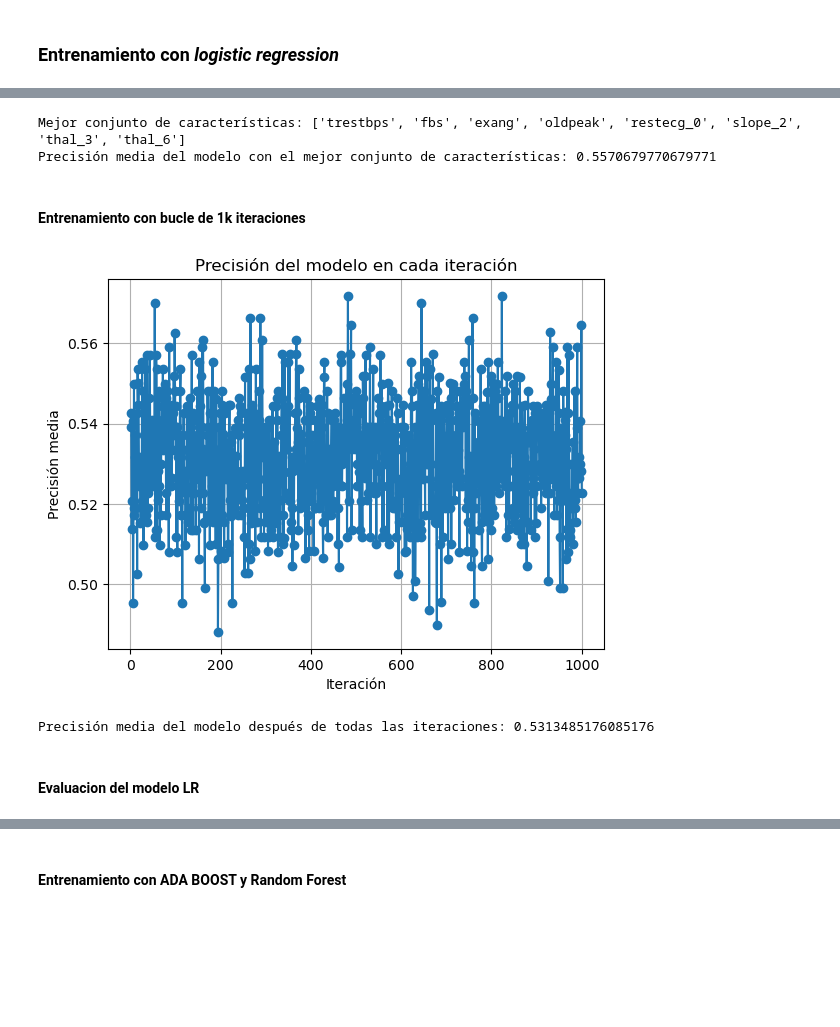
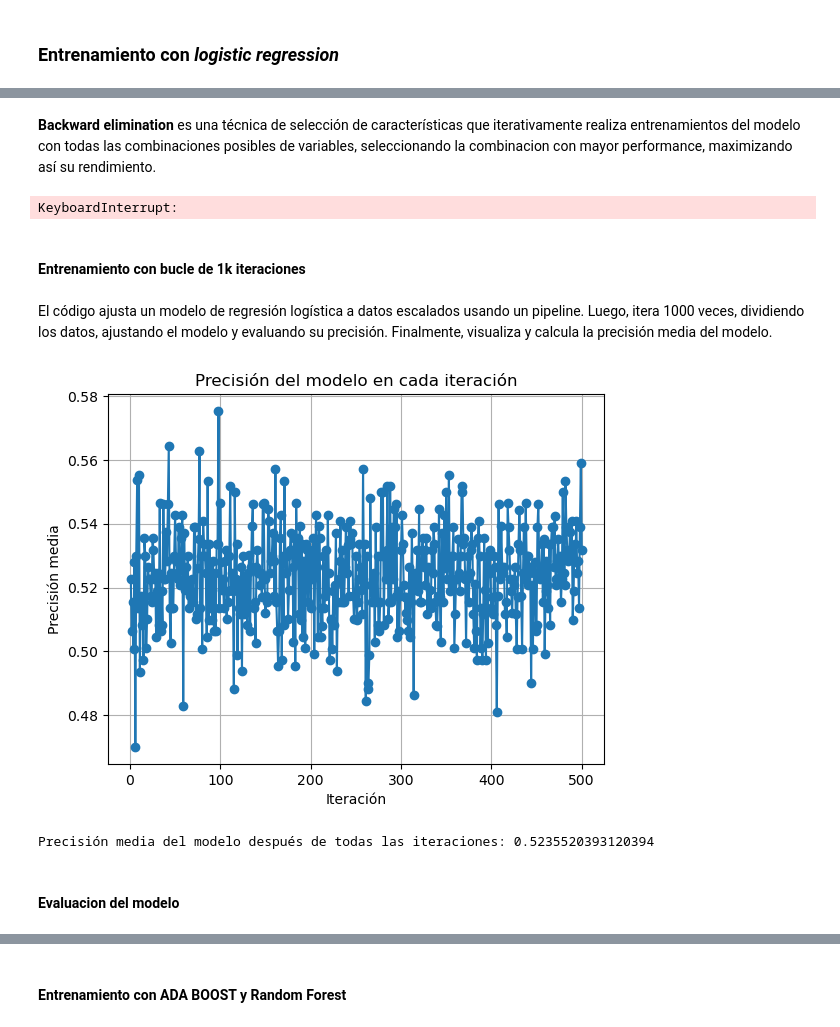
Before and after one commit to cmarty02/DATACADABRA_DataProject_3, a Jupyter notebook: data_raw/Data_Project_3_Cris.ipynb, the cells around one changed output, grey strips where cells are left out. Drawn from its saved outputs; the diff is of its cells as text; code cells hidden in the pictures; blank space fills up the shorter version.

```diff
--- a/data_raw/Data_Project_3_Cris.ipynb
+++ b/data_raw/Data_Project_3_Cris.ipynb
@@ -637,16 +621,16 @@ train_copy_b['oldpeak']
 688    0.0
 Name: oldpeak, Length: 689, dtype: float64
 # %%
-# Step 1: Group by 'cp' and 'restecg' and get the mode of 'slope'
-mode_slope_by_cp_restecg = train_copy_b.groupby(['age', 'restecg'])['slope'].apply(lambda x: x.mode().iloc[0] if not x.mode().empty else np.nan)
+# Step 1: Group by 'fbs' and 'restecg' and get the mode of 'slope'
+mode_slope_by_fbs_restecg = train_copy_b.groupby(['fbs', 'restecg'])['slope'].apply(lambda x: x.mode().iloc[0] if not x.mode().empty else np.nan)
 
-# Step 2: Fill in missing values in 'slope' based on the mode for the corresponding 'cp' and 'restecg' combination
+# Step 2: Fill in missing values in 'slope' based on the mode for the corresponding 'fbs' and 'restecg' combination
 def fill_missing_slope(row):
     if pd.isnull(row['slope']):
-        age = row['age']
+        fbs = row['fbs']
         restecg = row['restecg']
-        if (age, restecg) in mode_slope_by_cp_restecg:
-            return mode_slope_by_cp_restecg[(age, restecg)]
+        if (fbs, restecg) in mode_slope_by_fbs_restecg:
+            return mode_slope_by_fbs_restecg[(fbs, restecg)]
     return row['slope']
 
 train_copy_b['slope'] = train_copy_b.apply(fill_missing_slope, axis=1)
@@ -656,4 +640,5 @@ print(train_copy_b['slope'].median())
 
 
 train_copy_b['slope']
+mode_slope_by_fbs_restecg
 # %% [output]
@@ -674,13 +655,14 @@ Name: slope, Length: 689, dtype: float64
 # %%
-# Step 1: Calculate the mode 'ca' for each age
-mode_ca_by_age = train_copy_b.groupby('restecg')['ca'].median()
+# Step 1: Calculate the mode 'ca' for each combination of cp and restecg
+mode_ca_by_cp_restecg = train_copy_b.groupby(['cp', 'restecg'])['ca'].median()
 
-# Step 2: Fill in the missing values in the 'ca' column with the corresponding mode value based on age
+# Step 2: Fill in the missing values in the 'ca' column with the corresponding mode value based on cp and restecg
 def fill_missing_ca(row):
     if pd.isnull(row['ca']):
+        cp = row['cp']
         restecg = row['restecg']
-        if restecg in mode_ca_by_age:
-            return mode_ca_by_age[restecg]
+        if (cp, restecg) in mode_ca_by_cp_restecg:
+            return mode_ca_by_cp_restecg[(cp, restecg)]
     return row['ca']
 
 train_copy_b['ca'] = train_copy_b.apply(fill_missing_ca, axis=1)
@@ -1112,7 +1064,7 @@ num_rows = int(np.ceil(len(cols) / num_cols))
 plt.figure(figsize=(24, 48))
 for i, col in enumerate(cols, 1):
     plt.subplot(num_rows, num_cols, i)
-    sns.countplot(data=train_copy_e, x=col)
+    sns.countplot(data=train_copy_knn, x=col)
     plt.title(f"{col}")
     plt.xlabel(col)
     plt.ylabel("Frecuencia")
@@ -1521,7 +1464,7 @@ from sklearn.linear_model import LogisticRegression
 #train = train[~valores_negativos]
 
 #Seleccion del df para entrenar al modelo
-df_train = train_copy_d_no_outliers
+df_train = train_copy_knn
 ##########################################################################
 
 
@@ -1629,3 +1570,5 @@ memory usage: 82.9 KB
+# %% [markdown]
+**Backward elimination** es una técnica de selección de características que iterativamente realiza entrenamientos del modelo con todas las combinaciones posibles de variables, seleccionando la combinacion con mayor performance, maximizando así su rendimiento.
 # %%
 from sklearn.model_selection import train_test_split, cross_val_score
 from sklearn.preprocessing import StandardScaler
@@ -1676,10 +1619,11 @@ selected_features, best_accuracy = backward_elimination(X, y, model)
 print("Mejor conjunto de características:", selected_features)
 print("Precisión media del modelo con el mejor conjunto de características:", best_accuracy)
 # %% [output]
-Mejor conjunto de características: ['trestbps', 'fbs', 'exang', 'oldpeak', 'restecg_0', 'slope_2', 'thal_3', 'thal_6']
-Precisión media del modelo con el mejor conjunto de características: 0.5570679770679771
+KeyboardInterrupt:
 # %% [markdown]
-#### Entrenamiento con bucle de 1k iteraciones
+#### **Entrenamiento** con bucle de 1k iteraciones
+# %% [markdown]
+El código ajusta un modelo de regresión logística a datos escalados usando un pipeline. Luego, itera 1000 veces, dividiendo los datos, ajustando el modelo y evaluando su precisión. Finalmente, visualiza y calcula la precisión media del modelo.
 # %%
 #selected_features = ['age', 'trestbps', 'chol', 'thalach', 'exang', 'oldpeak', 'cp_1', 'cp_2', 'cp_3', 'ca_0', 'ca_1', 'ca_2', 'slope_1', 'slope_2', 'thal_3', 'thal_6']
 #selected_features = ['age','fbs','thalach', 'exang', 'oldpeak', 'cp_1', 'cp_2', 'cp_3', 'slope_1', 'slope_2', 'thal_3', 'thal_6']
@@ -1702,39 +1646,39 @@ scaler = StandardScaler()
 model_lr = LogisticRegression(max_iter=1000)
 
 # Pipeline: Escalado de características y modelo de regresión logística
 pipeline = make_pipeline(scaler, model_lr)
 
 # Inicializar el vector para almacenar los indicadores del modelo en cada iteración
 model_scores = []
 
 # Iterar sobre 1000 iteraciones
-for i in range(1000):
+for i in range(500):
     # Dividir los datos en conjuntos de entrenamiento y prueba
     X_train, X_test, y_train, y_test = train_test_split(X, y, test_size=0.2, random_state=i)
 
     # Ajustar el modelo con los datos de entrenamiento
     pipeline.fit(X_train, y_train)
 
     # Calcular la precisión del modelo usando validación cruzada k-fold
     accuracy = np.mean(cross_val_score(pipeline, X_train, y_train, cv=5))
     model_scores.append(accuracy)
 
 # Visualización de la precisión del modelo en cada iteración
-plt.plot(range(1, 1001), model_scores, marker='o', linestyle='-')
+plt.plot(range(1, 501), model_scores, marker='o', linestyle='-')
 plt.xlabel('Iteración')
 plt.ylabel('Precisión media')
 plt.title('Precisión del modelo en cada iteración')
 plt.grid(True)
 plt.show()
 
 # Calcular la precisión media del modelo después de todas las iteraciones
 mean_accuracy = np.mean(model_scores)
 print("Precisión media del modelo después de todas las iteraciones:", mean_accuracy)
 # %% [output]
-[figure, old version]
+[figure, new version]
-Precisión media del modelo después de todas las iteraciones: 0.5313485176085176
+Precisión media del modelo después de todas las iteraciones: 0.5235520393120394
 # %% [markdown]
-#### Evaluacion del modelo LR
+#### **Evaluacion** del modelo
 # %%
 
 import seaborn as sns
```
Also changed, not shown: parts of 22 cells of this notebook, 1 other file.
